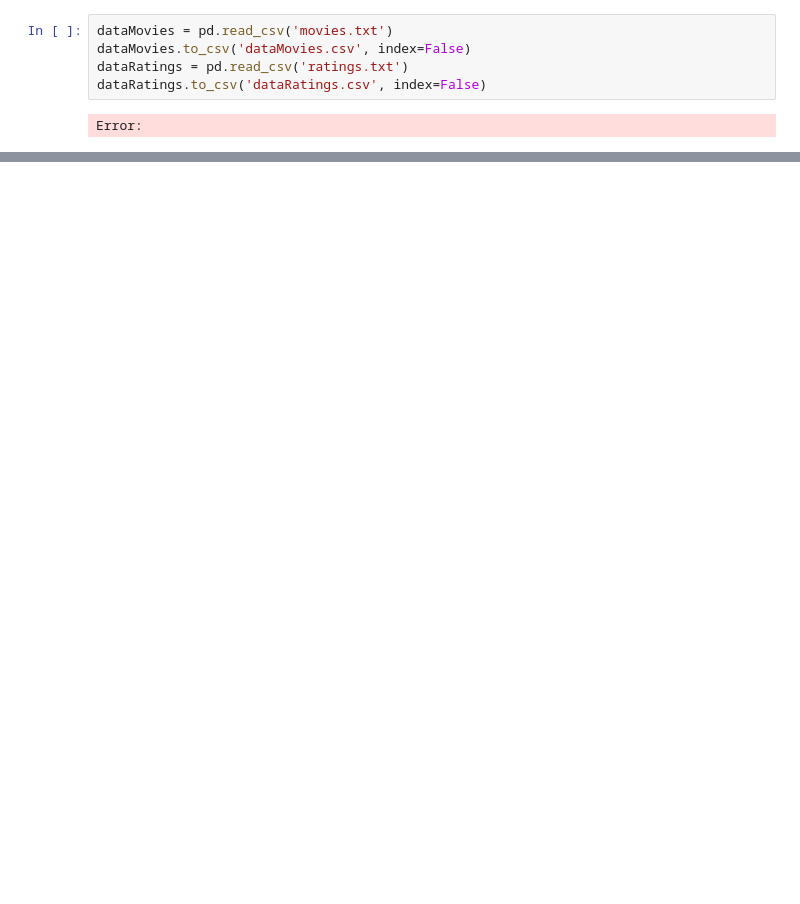
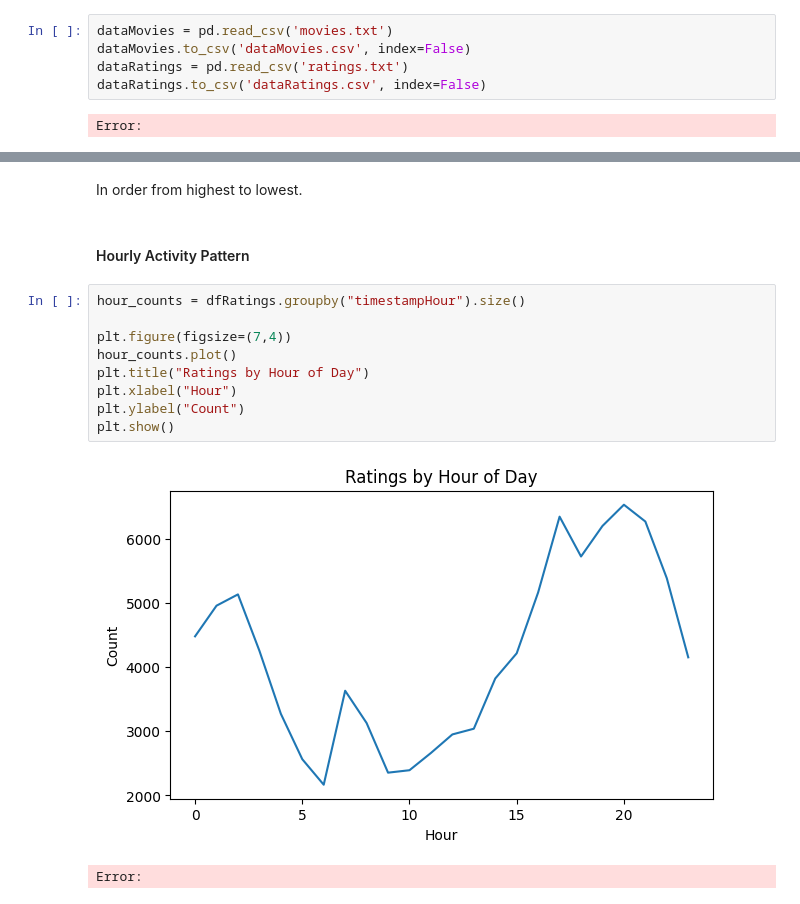
Before and after one commit to jishdewanjee/CapStone, a Jupyter notebook: CapStone8/MovieRecommendations.ipynb, the cells around one changed output, grey strips where cells are left out. Drawn from its saved outputs; the diff is of its cells as text; blank space fills up the shorter version.

```diff
--- a/CapStone8/MovieRecommendations.ipynb
+++ b/CapStone8/MovieRecommendations.ipynb
@@ -41,0 +220,16 @@ Error:
+# %% [markdown]
+In order from highest to lowest.
+# %% [markdown]
+#### Hourly Activity Pattern
+# %%
+hour_counts = dfRatings.groupby("timestampHour").size()
+
+plt.figure(figsize=(7,4))
+hour_counts.plot()
+plt.title("Ratings by Hour of Day")
+plt.xlabel("Hour")
+plt.ylabel("Count")
+plt.show()
+# %% [output]
+[figure, added]
+Error:
```
Also changed, not shown: parts of 31 cells of this notebook.
